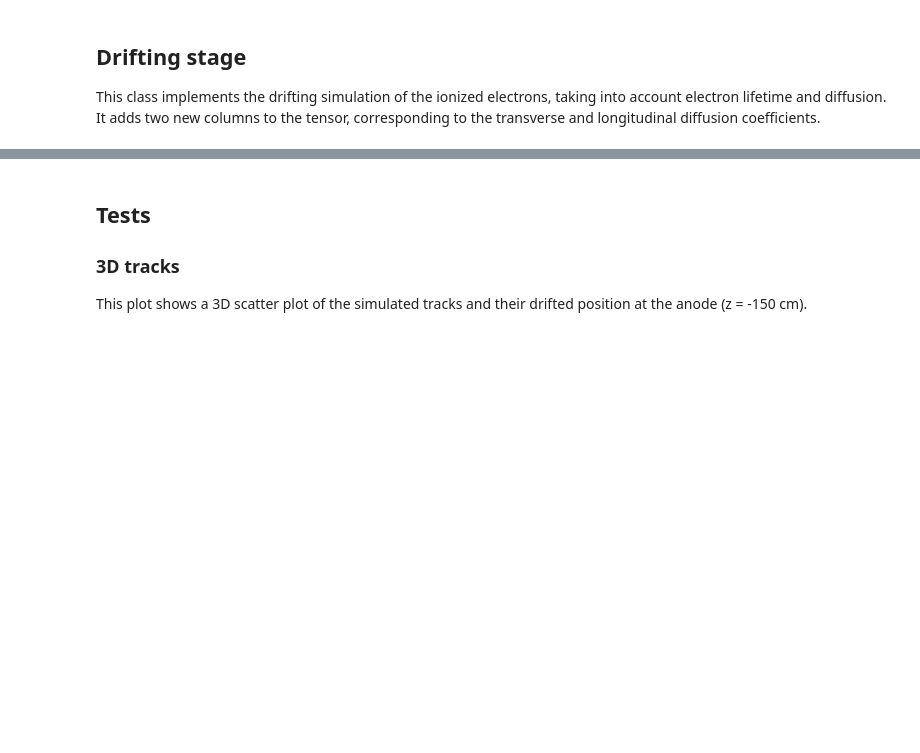
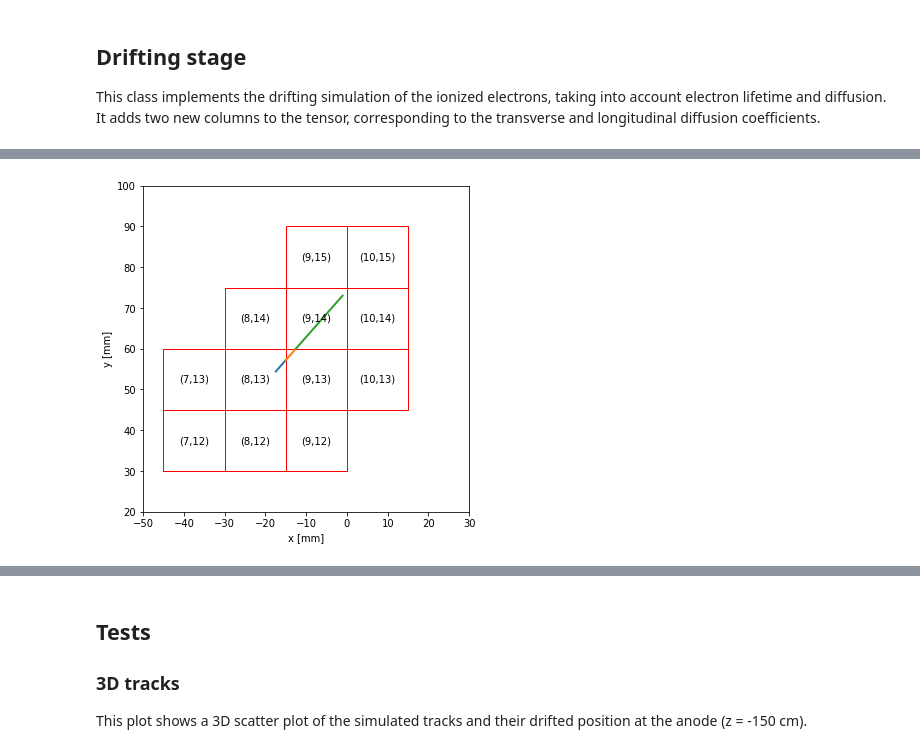
Before and after one commit to DUNE/larnd-sim, a Jupyter notebook: detsim_pytorch.ipynb, the cells around one changed output, grey strips where cells are left out. Saved outputs shown, nothing was run; the diff lists cells and outputs as text; code cells hidden in the pictures; blank space fills up the shorter version.

```diff
--- a/detsim_pytorch.ipynb
+++ b/detsim_pytorch.ipynb
@@ -161,0 +389,68 @@ driftedTracks = drifting(quenchedTracks)
+# %%
+from shapely.geometry import MultiLineString, LineString
+
+n_pixels = 20
+def getPixels(track):
+    n = n_pixels+1
+
+    lines = []
+    binx = np.linspace(-150, 150, n)
+    biny = np.linspace(-150, 150, n)
+
+    for x in binx:
+        lines.append(((x, y0), (x, y1)))
+
+    for y in biny:
+        lines.append(((x0, y), (x1, y)))
+
+    grid = MultiLineString(lines)
+
+    xx = np.linspace(track[ixStart], track[ixEnd], int(track[ixEnd]-track[ixStart])*100)
+    m = (track[iyEnd]-track[iyStart])/(track[ixEnd]-track[ixStart])
+    q = (track[ixEnd]*track[iyStart]-track[ixStart]*track[iyEnd])/(track[ixEnd]-track[ixStart])
+    yy = m*xx+q
+    line = LineString(np.c_[xx, yy])
+    means_x = []
+    means_y = []
+
+    fig, ax = plt.subplots(1,1,figsize=(6,6))
+    for i, segment in enumerate(line.difference(grid)):
+        x, y = segment.xy
+        ax.plot(x,y,lw=2)
+        means_x.append(np.mean(x))
+        means_y.append(np.mean(y))
+
+
+    binned = scipy.stats.binned_statistic_2d(means_x, means_y, means_x, 'count', bins=[binx,biny])
+
+    activePixels = np.nonzero(binned[0])
+
+    xx,yy = activePixels
+    involvedPixels = []
+
+    for x,y in zip(xx,yy):
+        neighbors = (x,y), (x,y+1), (x+1,y), (x,y-1), (x-1,y), (x+1,y+1), (x-1,y-1)
+        for ne in neighbors:
+            if ne not in involvedPixels:
+                involvedPixels.append(ne)
+
+    ax.set_xlim(-50,30)
+    ax.set_ylim(20,100)
+    ax.set_aspect('equal')
+    for p in involvedPixels:
+        rect = plt.Rectangle((p[0]*15-150,p[1]*15-150),15,15,
+                             linewidth=1,
+                             edgecolor='r',
+                             facecolor='none', label='Pixel')
+        ax.add_patch(rect)
+        ax.text(p[0]*15+7.5-150,p[1]*15+7.5-150,"(%i,%i)" % (p[0],p[1]),
+                 horizontalalignment='center',
+                 verticalalignment='center')
+    ax.set_xlabel("x [mm]")
+    ax.set_ylabel("y [mm]")
+    fig.savefig("pixels.png",transparent=True)
+    return involvedPixels
+
+pixs = getPixels(driftedTracks[0])
+# %% [output]
+[figure, added]
```
Also changed, not shown: parts of 36 cells of this notebook.
